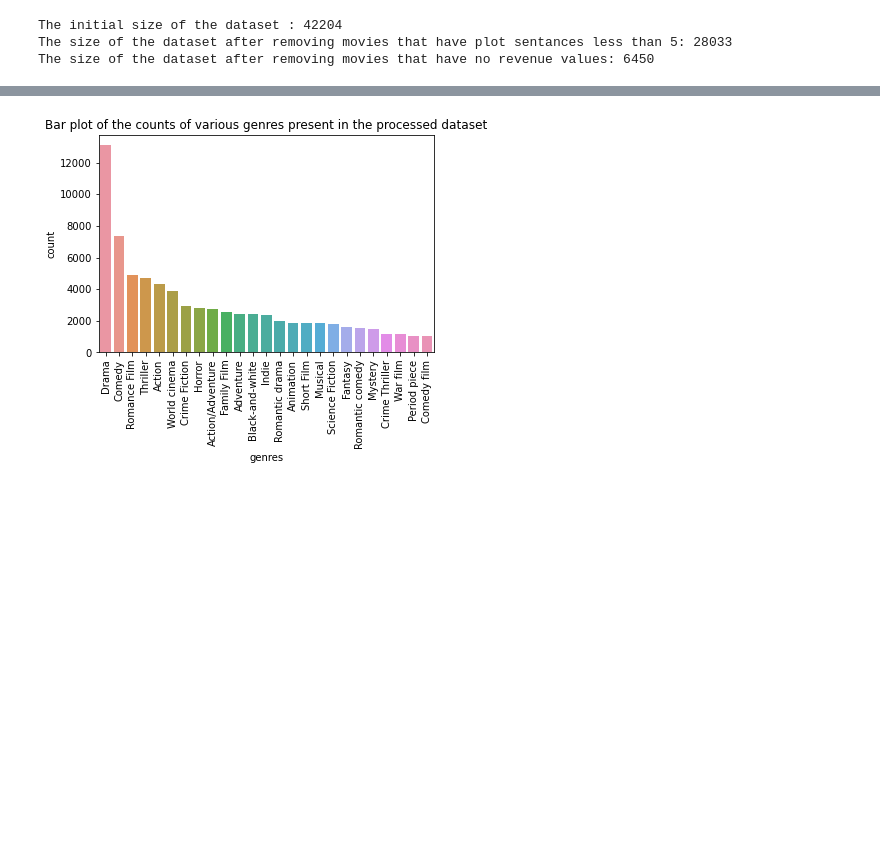
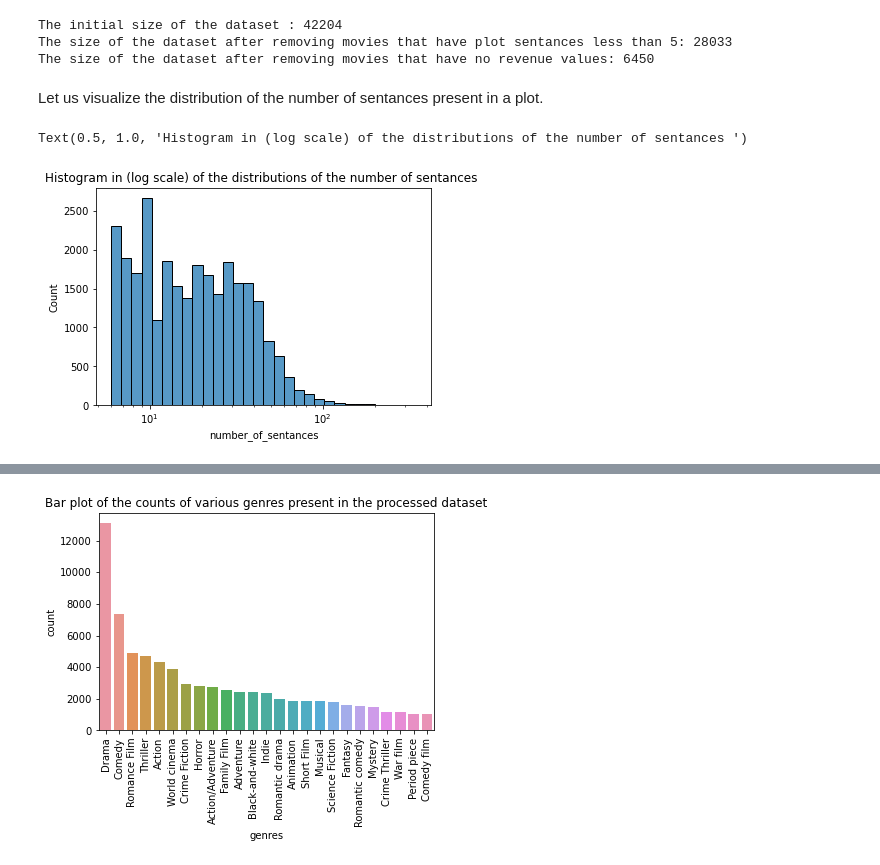
Before and after one commit to epfl-ada/ada-2022-project-runtimeterror, a Jupyter notebook: milestone3.ipynb, the cells around one changed output, grey strips where cells are left out. Cells and saved outputs as stored; diff of their text form; code cells hidden in the pictures; blank space fills up the shorter version.

Commit message:
updated text and processing

```diff
--- a/milestone3.ipynb
+++ b/milestone3.ipynb
@@ -159,3 +163,11 @@ print(f"The size of the dataset after removing movies that have no revenue value
 The initial size of the dataset : 42204
 The size of the dataset after removing movies that have plot sentances less than 5: 28033
 The size of the dataset after removing movies that have no revenue values: 6450
+# %% [markdown]
+Let us visualize the distribution of the number of sentances present in a plot.
+# %%
+hist_plot = sns.histplot(data=processed_df, x = "number_of_sentances", log_scale=True,  bins=30)
+hist_plot.set_title("Histogram in (log scale) of the distributions of the number of sentances ")
+# %% [output]
+Text(0.5, 1.0, 'Histogram in (log scale) of the distributions of the number of sentances ')
+[figure, added]
```
Also changed, not shown: parts of 17 cells of this notebook.
